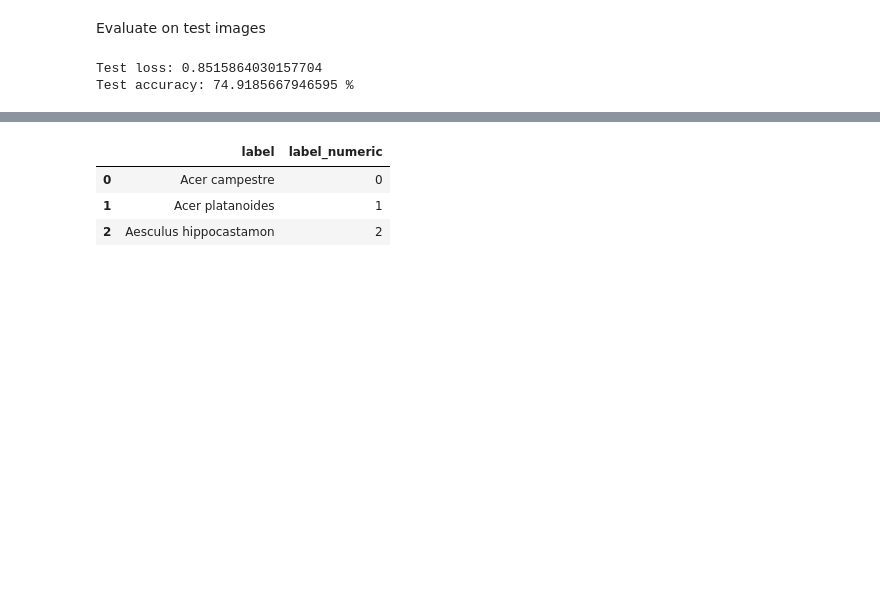
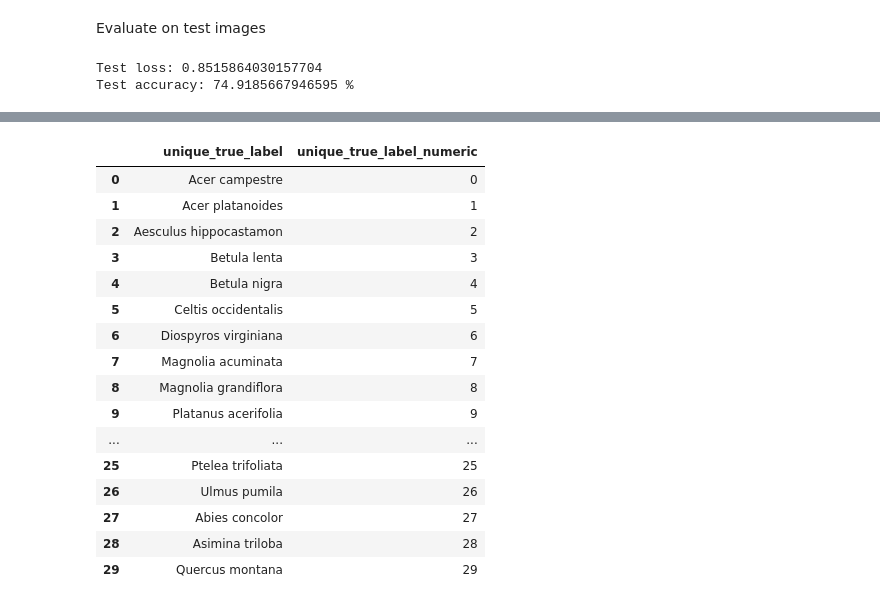
Before and after one commit to NLeSC/XAI, a Jupyter notebook: Software/LeafSnapDemo/LeafSnapModel30_ManyImagesSomeMethods.ipynb, the cells around one changed output, grey strips where cells are left out. Cells and saved outputs as stored; diff of their text form; code cells hidden in the pictures; blank space fills up the shorter version.

```diff
--- a/Software/LeafSnapDemo/LeafSnapModel30_ManyImagesSomeMethods.ipynb
+++ b/Software/LeafSnapDemo/LeafSnapModel30_ManyImagesSomeMethods.ipynb
@@ -186,11 +188,25 @@ Size of predictions:  (614,)
 # %%
 # correspondence label and label_numeric
 info_data_unique = info_data[['label', 'label_numeric']]
 info_data_unique = info_data_unique.drop_duplicates(keep='first').sort_values('label_numeric').reset_index(drop=True)
-info_data_unique.head(3)
+info_data_unique.rename(columns={'label': 'unique_true_label', 'label_numeric':'unique_true_label_numeric'}, inplace = True)
+info_data_unique.head(30)
 # %% [output]
-|  | label | label_numeric |
+|  | unique_true_label | unique_true_label_numeric |
 | 0 | Acer campestre | 0 |
 | 1 | Acer platanoides | 1 |
 | 2 | Aesculus hippocastamon | 2 |
+| 3 | Betula lenta | 3 |
+| 4 | Betula nigra | 4 |
+| 5 | Celtis occidentalis | 5 |
+| 6 | Diospyros virginiana | 6 |
+| 7 | Magnolia acuminata | 7 |
+| 8 | Magnolia grandiflora | 8 |
+| 9 | Platanus acerifolia | 9 |
+| ... | ... | ... |
+| 25 | Ptelea trifoliata | 25 |
+| 26 | Ulmus pumila | 26 |
+| 27 | Abies concolor | 27 |
+| 28 | Asimina triloba | 28 |
+| 29 | Quercus montana | 29 |
 # %%
```
Also changed, not shown: parts of 10 cells of this notebook.
